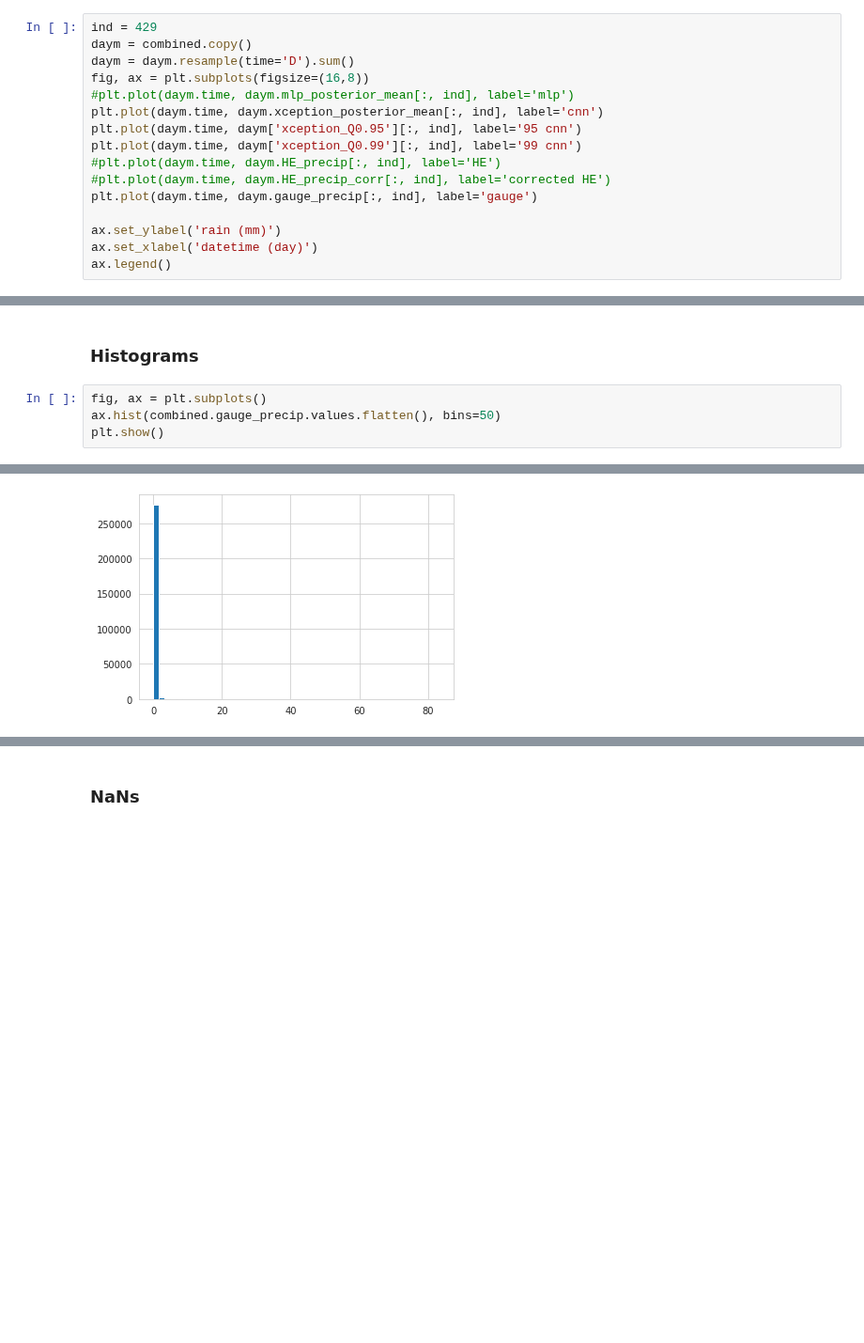
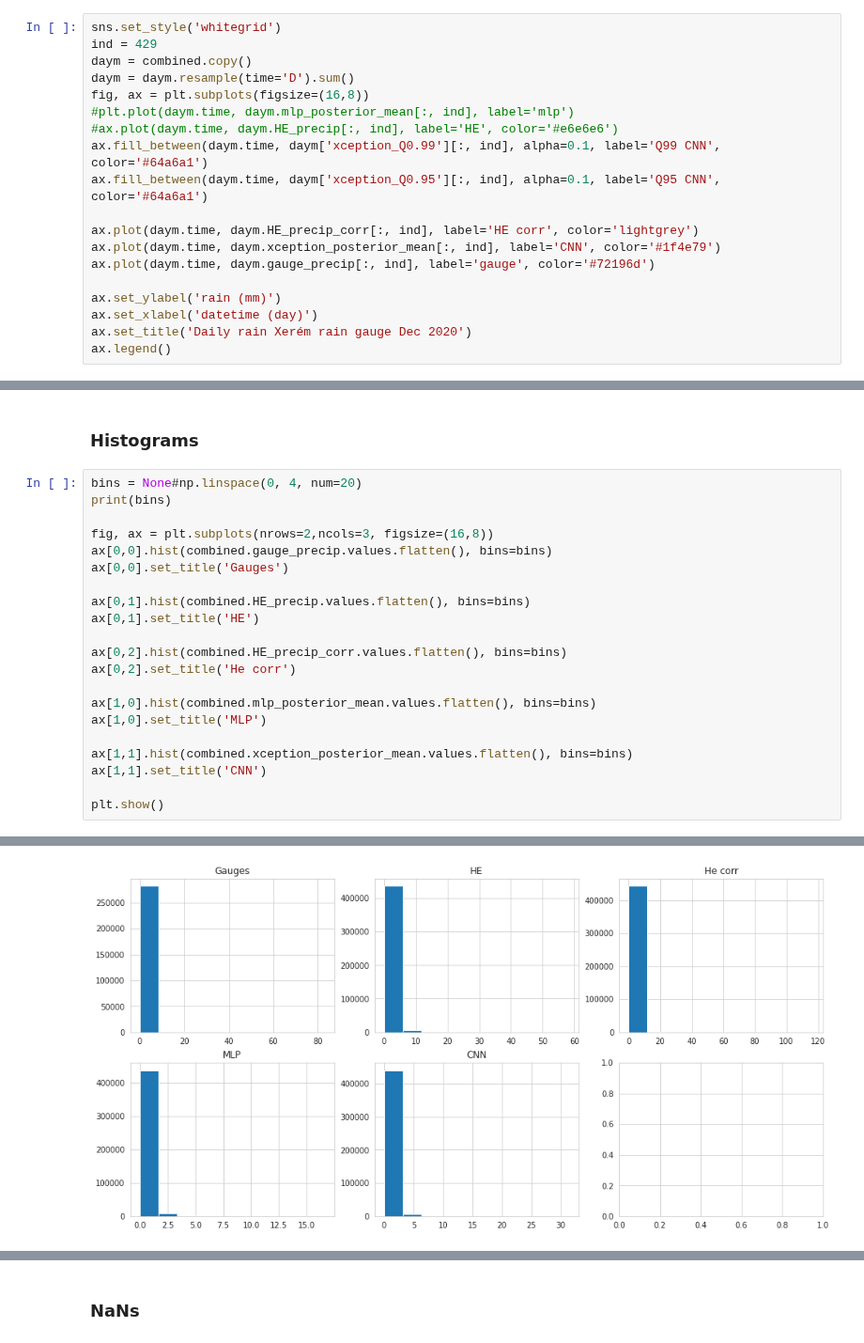
Before and after one commit to ingridingemarsson/geostat-masters-thesis, a Jupyter notebook: notebooks/compare_gauge_he_preds.ipynb, the cells around one changed output, grey strips where cells are left out. Shown at 94% size. Cells and saved outputs as stored; diff of their text form; blank space fills up the shorter version.

Commit message:
added some om regions and updated plots

```diff
--- a/notebooks/compare_gauge_he_preds.ipynb
+++ b/notebooks/compare_gauge_he_preds.ipynb
@@ -92,18 +92,21 @@ plotGaugeTimeseries(180)
 # %%
+sns.set_style('whitegrid')
 ind = 429
 daym = combined.copy()
 daym = daym.resample(time='D').sum()
 fig, ax = plt.subplots(figsize=(16,8))
 #plt.plot(daym.time, daym.mlp_posterior_mean[:, ind], label='mlp')
-plt.plot(daym.time, daym.xception_posterior_mean[:, ind], label='cnn')
-plt.plot(daym.time, daym['xception_Q0.95'][:, ind], label='95 cnn')
-plt.plot(daym.time, daym['xception_Q0.99'][:, ind], label='99 cnn')
-#plt.plot(daym.time, daym.HE_precip[:, ind], label='HE')
-#plt.plot(daym.time, daym.HE_precip_corr[:, ind], label='corrected HE')
-plt.plot(daym.time, daym.gauge_precip[:, ind], label='gauge')
+#ax.plot(daym.time, daym.HE_precip[:, ind], label='HE', color='#e6e6e6')
+ax.fill_between(daym.time, daym['xception_Q0.99'][:, ind], alpha=0.1, label='Q99 CNN', color='#64a6a1')
+ax.fill_between(daym.time, daym['xception_Q0.95'][:, ind], alpha=0.1, label='Q95 CNN', color='#64a6a1')
+
+ax.plot(daym.time, daym.HE_precip_corr[:, ind], label='HE corr', color='lightgrey')
+ax.plot(daym.time, daym.xception_posterior_mean[:, ind], label='CNN', color='#1f4e79')
+ax.plot(daym.time, daym.gauge_precip[:, ind], label='gauge', color='#72196d')
 
 ax.set_ylabel('rain (mm)')
 ax.set_xlabel('datetime (day)')
+ax.set_title('Daily rain Xerém rain gauge Dec 2020')
 ax.legend()
 # %% [output]
 <matplotlib.legend.Legend at 0x...>
@@ -180,7 +201,24 @@ plt.show()
 # %% [markdown]
 ### Histograms
 # %%
-fig, ax = plt.subplots()
-ax.hist(combined.gauge_precip.values.flatten(), bins=50)
+bins = None#np.linspace(0, 4, num=20)
+print(bins)
+
+fig, ax = plt.subplots(nrows=2,ncols=3, figsize=(16,8))
+ax[0,0].hist(combined.gauge_precip.values.flatten(), bins=bins)
+ax[0,0].set_title('Gauges')
+
+ax[0,1].hist(combined.HE_precip.values.flatten(), bins=bins)
+ax[0,1].set_title('HE')
+
+ax[0,2].hist(combined.HE_precip_corr.values.flatten(), bins=bins)
+ax[0,2].set_title('He corr')
+
+ax[1,0].hist(combined.mlp_posterior_mean.values.flatten(), bins=bins)
+ax[1,0].set_title('MLP')
+
+ax[1,1].hist(combined.xception_posterior_mean.values.flatten(), bins=bins)
+ax[1,1].set_title('CNN')
+
 plt.show()
 # %% [output]
@@ -187 +226 @@ plt.show()
-[figure, old version]
+[figure, new version]
```
Also changed, not shown: parts of 35 cells of this notebook.
